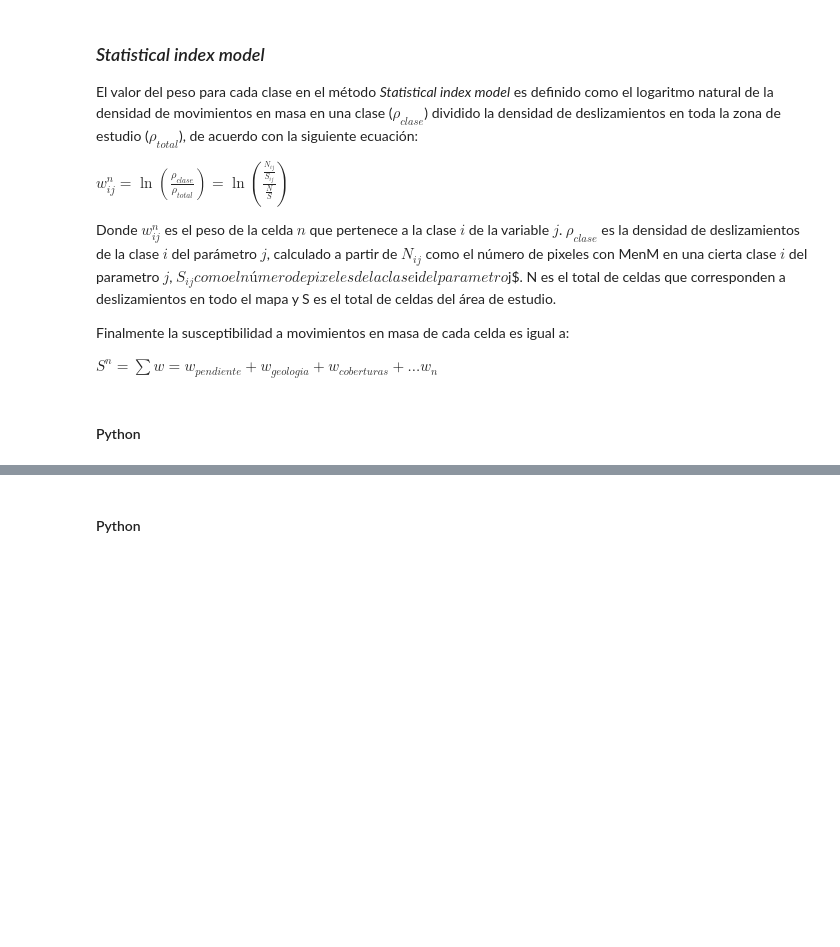
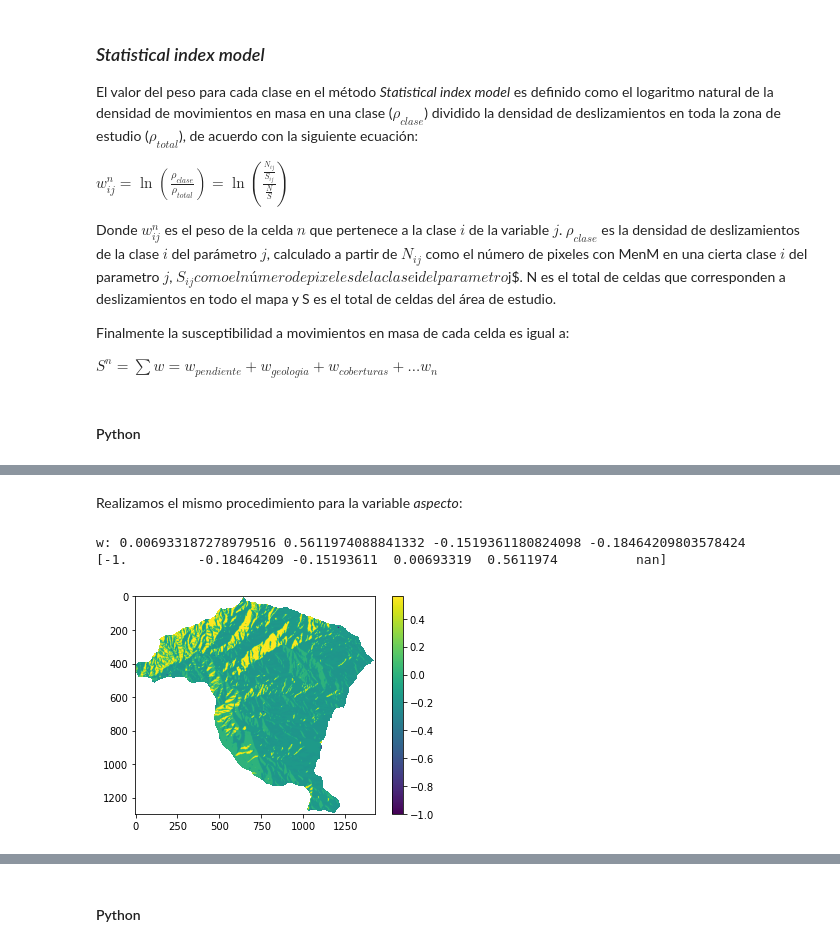
Before and after one commit to edieraristizabal/Libro_cartoGeotecnia, a Jupyter notebook: _sources/08_bivariado.ipynb, the cells around one changed output, grey strips where cells are left out. Saved outputs shown, nothing was run; the diff lists cells and outputs as text; code cells hidden in the pictures; blank space fills up the shorter version.

```diff
--- a/_sources/08_bivariado.ipynb
+++ b/_sources/08_bivariado.ipynb
@@ -297,0 +333,21 @@ En el presente ejemplo, y solo con propósitos pedagógicos, se utilizarán solo
+# %% [markdown]
+Realizamos el mismo procedimiento para la variable *aspecto*:
+# %%
+w_a=np.log((aa1/aa)/dt)
+w_b=np.log((ba1/ba)/dt)
+w_c=np.log((ca1/ca)/dt)
+w_d=np.log((da1/da)/dt)
+print("w:", w_a,w_b,w_c,w_d)
+
+aspecto_c=np.where ( (np.logical_and (aspecto>=0, aspecto<90 )),w_a,aspecto )
+aspecto_c=np.where ( (np.logical_and (aspecto_c>=90, aspecto_c<180 )),w_b,aspecto_c )
+aspecto_c=np.where ( (np.logical_and (aspecto_c>=180, aspecto_c<270 )),w_c,aspecto_c )
+aspecto_c=np.where ( aspecto_c>=270,w_d,aspecto_c )
+
+plt.imshow(aspecto_c)
+plt.colorbar()
+print(np.unique(aspecto_c));
+# %% [output]
+w: 0.006933187278979516 0.5611974088841332 -0.1519361180824098 -0.18464209803578424
+[-1.         -0.18464209 -0.15193611  0.00693319  0.5611974          nan]
+[figure, added]
```
Also changed, not shown: parts of 33 cells of this notebook, 15 other files.
